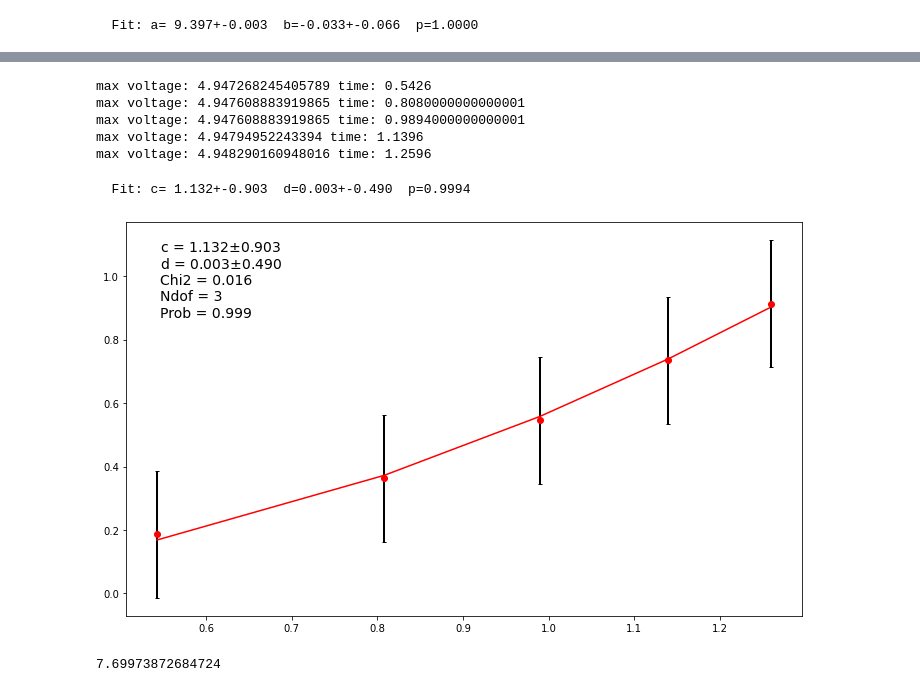
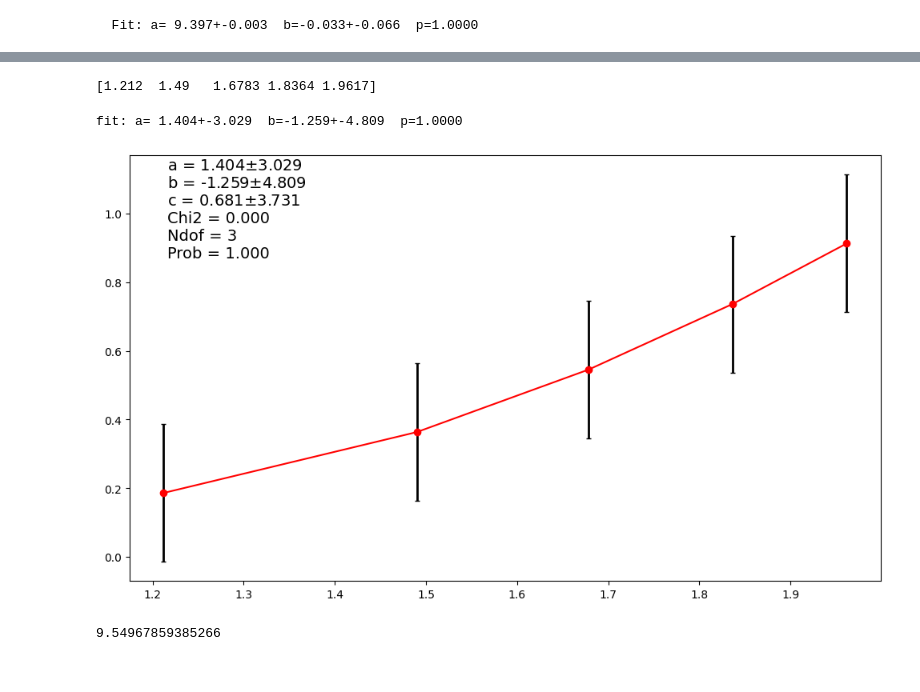
Before and after one commit to nicolai52/AppliedStatistics, a Jupyter notebook: gravitation.ipynb, the cells around one changed output, grey strips where cells are left out. Cells and saved outputs as stored; diff of their text form; code cells hidden in the pictures.

```diff
--- a/gravitation.ipynb
+++ b/gravitation.ipynb
@@ -114,33 +123,13 @@ with open('måling_ude_på_et_skråplan\data_side_1_ball_2_tias.csv', 'r') as fi
 # %%
-indexes_column2 = [i for i, value in enumerate(column2_list) if float(value) > 3]
-float_column2 = [float(num) for num in column2_list]
+data_peaks = data[data[:,1] > 4.5]
 
-def find_indexes(a,b):
-    max_value = max(float_column2[a:b + 1])
-    max_index_in_slice = float_column2[a:b + 1].index(max_value)
-    max_index = a + max_index_in_slice
-    t_1 = column1_list[max_index]
-    return f"max voltage: {max_value}", f"time: {t_1}"
+time_start = data_peaks[(np.abs(np.roll(data_peaks,1,axis=0)-data_peaks)[:,0]) > 0.01][:,0]
+time_stop =data_peaks[(np.abs(np.roll(data_peaks,-1,axis=0)-data_peaks)[:,0]) > 0.01][:,0]
 
-
-v1, t1 = find_indexes(5148, 5277)
-print(v1,t1)
-v2, t2 = find_indexes(6503, 6574)
-print(v2,t2)
-v3, t3 = find_indexes(7417, 7469)
-print(v3,t3)
-v4, t4 = find_indexes(8176, 8225)
-print(v4,t4)
-v5, t5 = find_indexes(8779, 8820)
-print(v5,t5)
-
-t = [0.5426,0.8080000000000001,0.9894000000000001,1.1396, 1.2596]
+t  =  time_start + (time_stop - time_start)/2
+print(t)
 # %% [output]
-max voltage: 4.947268245405789 time: 0.5426
-max voltage: 4.947608883919865 time: 0.8080000000000001
-max voltage: 4.947608883919865 time: 0.9894000000000001
-max voltage: 4.94794952243394 time: 1.1396
-max voltage: 4.948290160948016 time: 1.2596
+[1.212  1.49   1.6783 1.8364 1.9617]
 # %%
 sensor_afstand_1 = np.array([18.6,36.4,54.5,73.6,91.2]) / 100
 sensor_afstand_2 = np.array([18.7,36.3,54.6,73.5,91.2]) / 100
@@ -157,8 +146,7 @@ vinkel_v1 = (76.4 + 76.5 + 76.2 + 76.3) / 4
 vinkel_h1 = (75.9 + 76.5 + 76 + 76) / 4
 samlet_vinkel = (vinkel_v + vinkel_h + vinkel_v1 + vinkel_h1) / 4
 # %%
-c = 5
-d = 0
+a, b, c = 9.82, 0, 0
 sigmay = 0.2
 
 array_c = np.zeros(1)
@@ -173,22 +161,24 @@ for iexp in range(1) :
     y = np.array(samlet_afstand)
     sy = sigmay*np.ones_like(x)
 
-    def fit_func(x, c, d):
-        return (1/2)*c*x**2 + d*x
+    def fit_func(x, a, b, c):
+        return (1/2)*a*x**2 + b*x + c
 
     chi2 = LeastSquares(x,y,sy,fit_func)
 
-    def chi2_func(c,d):
-        return np.sum(((y - fit_func(x,c,d)) / sy)**2)
+    def chi2_func( a, b, c):
+        return np.sum(((y - fit_func(x, a, b, c)) / sy)**2)
 
-    mfit = Minuit(chi2_func,c=c,d=d)
+    mfit = Minuit(chi2_func,a=a,b=b, c=c)
 
     mfit.migrad();
 
+    a_fit = mfit.values['a']
+    b_fit = mfit.values['b']
     c_fit = mfit.values['c']
-    d_fit = mfit.values['d']
     sigma_c_fit = mfit.errors['c']
-    sigma_d_fit = mfit.errors['d']
+    sigma_a_fit = mfit.errors['a']
+    sigma_b_fit = mfit.errors['b']
 
     Nvar = 2
     Ndof_fit = len(t) - Nvar
@@ -197,41 +187,44 @@ for iexp in range(1) :
     Prob_fit = stats.chi2.sf(Chi2_fit, Ndof_fit)
 
 
+    array_a[iexp] = a_fit
+    array_b[iexp] = b_fit
     array_c[iexp] = c_fit
-    array_d[iexp] = d_fit
     array_Chi2[iexp] = Chi2_fit
     array_Prob[iexp] = Prob_fit
 
 
-    print(f"  Fit: c={c_fit:6.3f}+-{sigma_c_fit:5.3f}  d={d_fit:5.3f}+-{sigma_d_fit:5.3f}  p={Prob_fit:6.4f}")
+    print(f"fit: a={a_fit:6.3f}+-{sigma_a_fit:5.3f}  b={b_fit:5.3f}+-{sigma_b_fit:5.3f}  p={Prob_fit:6.4f}")
 # %% [output]
-  Fit: c= 1.132+-0.903  d=0.003+-0.490  p=0.9994
+fit: a= 1.404+-3.029  b=-1.259+-4.809  p=1.0000
 # %%
 fig, ax = plt.subplots(figsize=(10,6))
 ax.errorbar(x, y, sy, fmt='ro', ecolor='k', elinewidth=2, capsize=2, capthick=1)
 ax.plot(x, fit_func(x, *mfit.values[:]), '-r')
 plt.close()
 
 #ax.invert_xaxis()
 #ax.invert_yaxis()
 
-fit_info = [f'c = {c_fit:5.3f}' + r'$\pm$' +  f"{sigma_c_fit:5.3f}",
-            f'd = {d_fit:5.3f}' + r'$\pm$' + f"{sigma_d_fit:5.3f}",
+fit_info = [f'a = {a_fit:5.3f}' + r'$\pm$' +  f"{sigma_a_fit:5.3f}",
+            f'b = {b_fit:5.3f}' + r'$\pm$' + f"{sigma_b_fit:5.3f}",
+            f'c = {c_fit:5.3f}' + r'$\pm$' + f"{sigma_c_fit:5.3f}",
             f'Chi2 = {Chi2_fit:5.3f}',
             f'Ndof = {Ndof_fit:d}',
             f'Prob = {Prob_fit:5.3f}',
 ]
+
 ax.text(0.05, 0.76, "\n".join(fit_info), fontsize=14, transform = ax.transAxes)
 fig.tight_layout()
 if (save_plots) :
     fig.savefig("FitToLine.pdf")
 fig
 # %% [output]
-[figure, old version]
+[figure, new version]
 # %%
-a_1 = 1.132
+a_1 = a_fit
 theta = np.deg2rad(180-samlet_vinkel-90)
 g = (a_1 / np.sin(theta)) * (1+(2/5)*(bold_1**2) / (bold_1**2 - d_r_inder**2))
 print(g)
 # %% [output]
-7.69973872684724
+9.54967859385266
```
Also changed, not shown: parts of 2 cells of this notebook, 1 other file.
